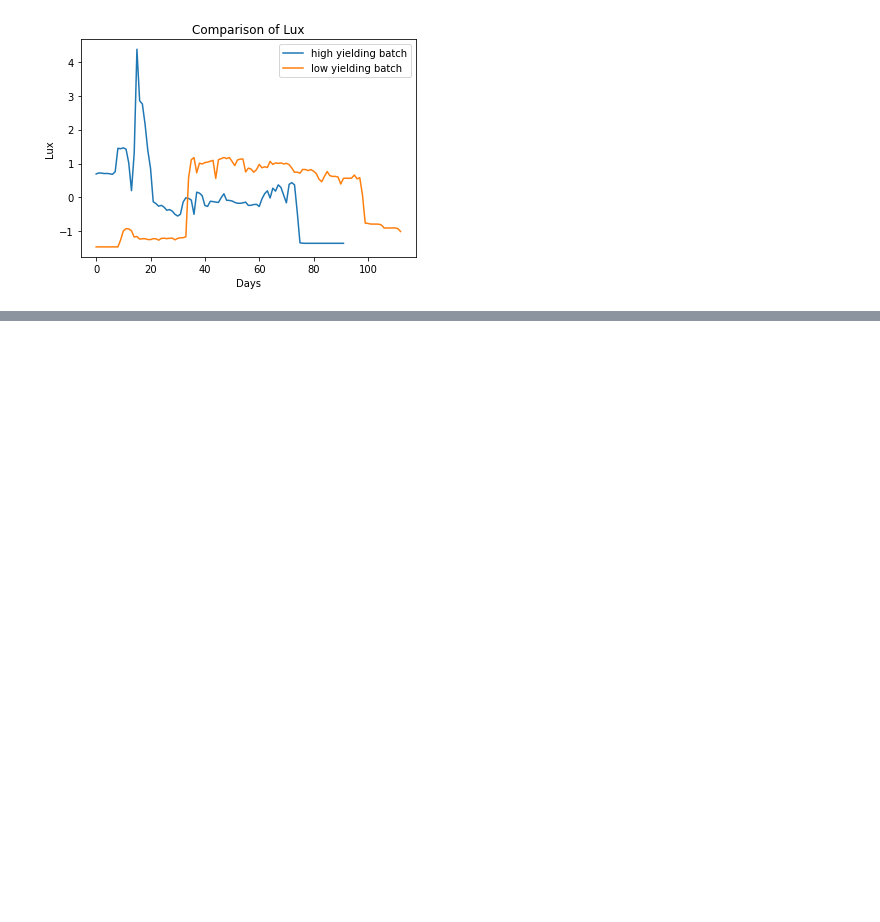
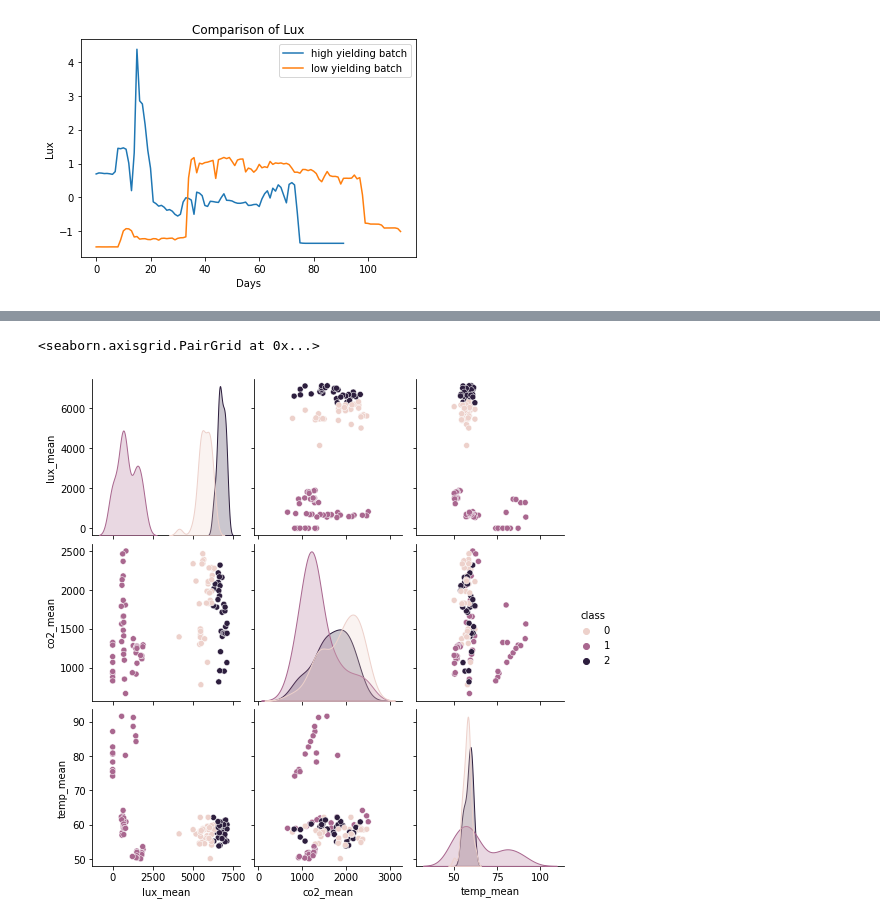
Before and after one commit to ronanmccormack-ca/ProgrammingforBigData, a Jupyter notebook: Big Data Project/Yield Prediction.ipynb, the cells around one changed output, grey strips where cells are left out. Saved outputs shown, nothing was run; the diff lists cells and outputs as text; code cells hidden in the pictures; blank space fills up the shorter version.

```diff
--- a/Big Data Project/Yield Prediction.ipynb
+++ b/Big Data Project/Yield Prediction.ipynb
@@ -390,0 +406,5 @@ plt.show()
+# %%
+sns.pairplot(batch_two,hue='class')
+# %% [output]
+<seaborn.axisgrid.PairGrid at 0x...>
+[figure, added]
```
Also changed, not shown: parts of 5 cells of this notebook.
